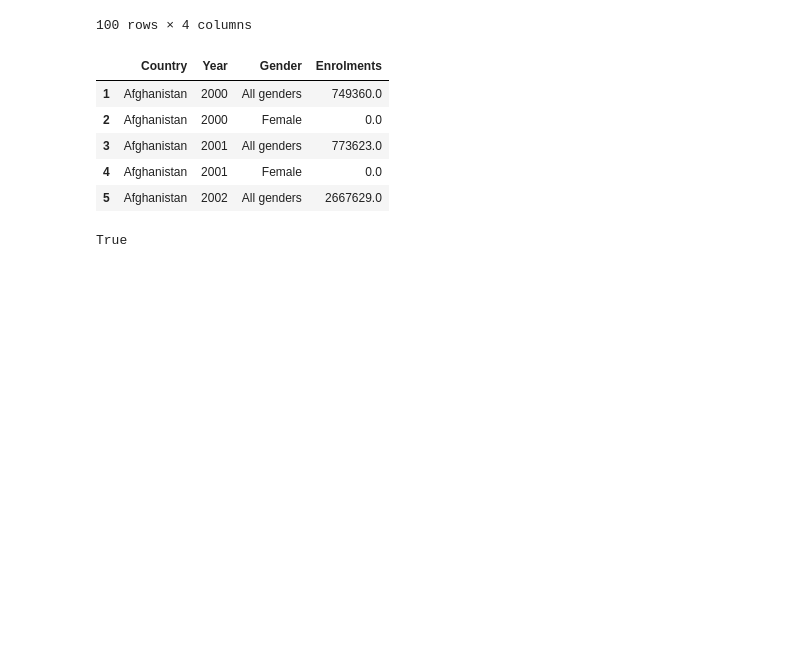
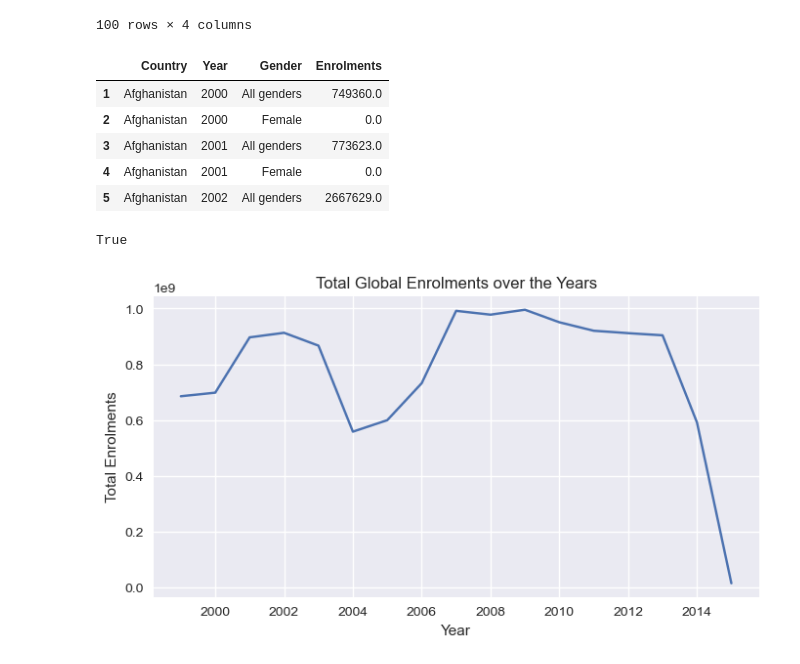
Before and after one commit to umarmohdcr7-spec/life-expectancy-education, a Jupyter notebook: notebooks/primary.ipynb, the cells around one changed output. Drawn from its saved outputs; the diff is of its cells as text; code cells hidden in the pictures; blank space fills up the shorter version.

Commit message:
Added Graphs

```diff
--- a/notebooks/primary.ipynb
+++ b/notebooks/primary.ipynb
@@ -1,4 +1,8 @@
 # %%
+import matplotlib.pyplot as plt
+import seaborn as sns
+
+plt.style.use("seaborn-v0_8")
 import pandas as pd
 
 file_path = "../data_raw/primary.csv"
@@ -153,3 +157,14 @@ import os
 os.path.exists("../data_clean")
 # %% [output]
 True
+# %%
+enrolments_years = datafile.groupby("Year")["Enrolments"].sum().reset_index()
+
+plt.figure(figsize=(8,4))
+sns.lineplot(data=enrolments_years, x = "Year", y = "Enrolments")
+plt.title("Total Global Enrolments over the Years")
+plt.xlabel("Year")
+plt.ylabel("Total Enrolments")
+plt.show()
+# %% [output]
+[figure, added]
```
Also changed, not shown: parts of 2 cells of this notebook.
